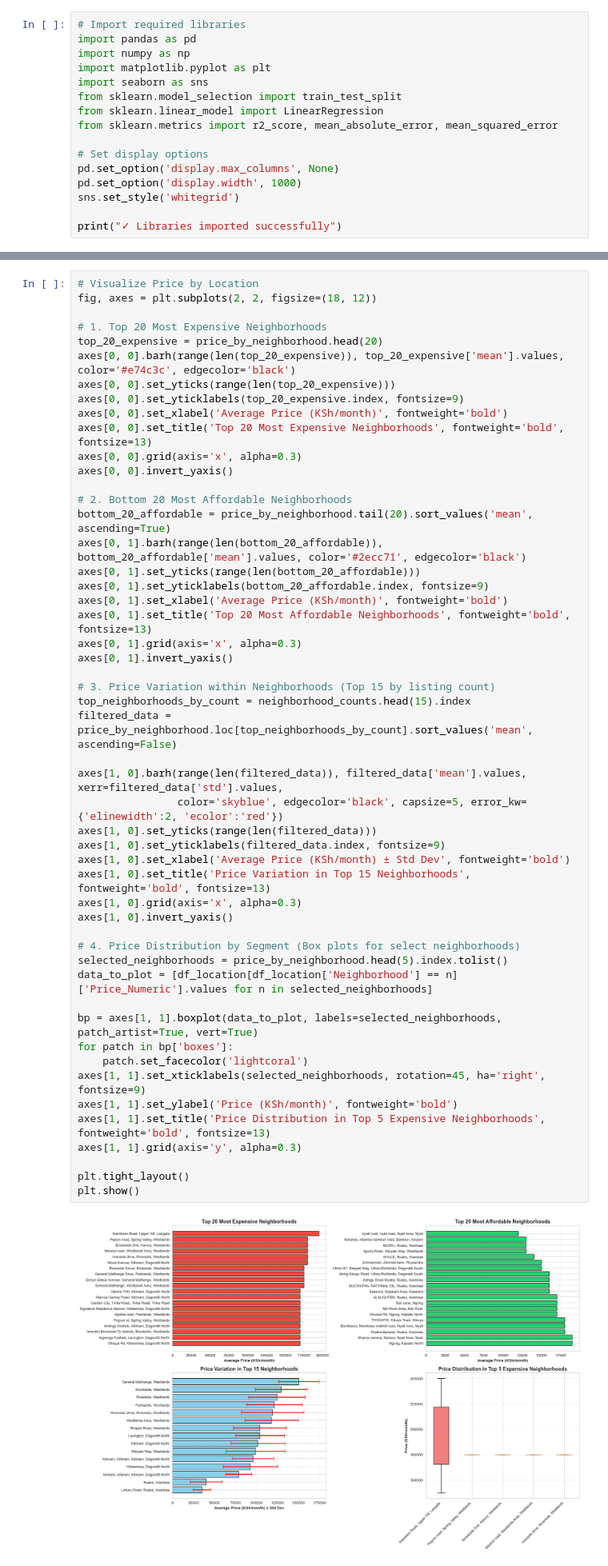
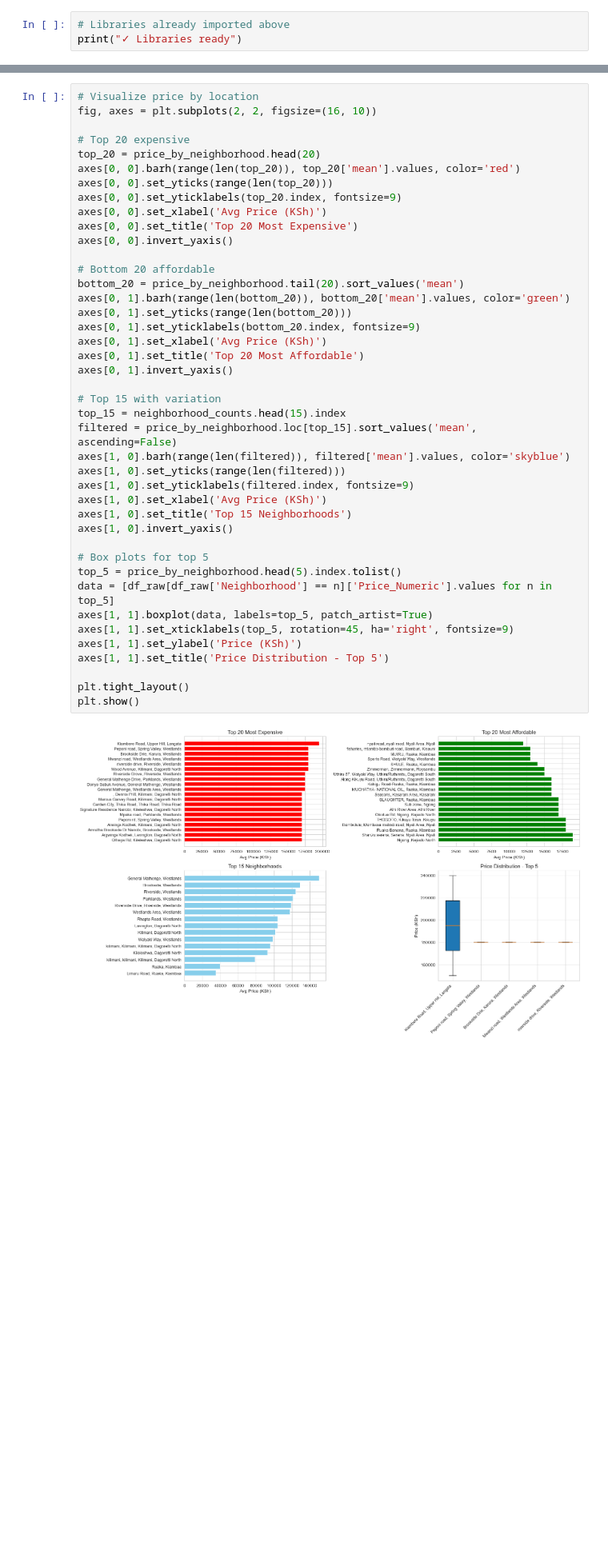
Before and after one commit to marykamithi/nairobi-housing-price-prediction, a Jupyter notebook: Project_Housing_Price_Prediction.ipynb, the cells around one changed output, grey strips where cells are left out. Shown at 80% size. Drawn from its saved outputs; the diff is of its cells as text; blank space fills up the shorter version.

```diff
--- a/Project_Housing_Price_Prediction.ipynb
+++ b/Project_Housing_Price_Prediction.ipynb
@@ -580,19 +166,6 @@ count      1848.000000
 
 Let's load and explore the dataset structure.
 # %%
-# Import required libraries
-import pandas as pd
-import numpy as np
-import matplotlib.pyplot as plt
-import seaborn as sns
-from sklearn.model_selection import train_test_split
-from sklearn.linear_model import LinearRegression
-from sklearn.metrics import r2_score, mean_absolute_error, mean_squared_error
-
-# Set display options
-pd.set_option('display.max_columns', None)
-pd.set_option('display.width', 1000)
-sns.set_style('whitegrid')
-
-print("✓ Libraries imported successfully")
+# Libraries already imported above
+print("✓ Libraries ready")
 # %% [output]
@@ -1333,56 +554,47 @@ PRICE vs LOCATION RELATIONSHIP ANALYSIS
 # %%
-# Visualize Price by Location
-fig, axes = plt.subplots(2, 2, figsize=(18, 12))
+# Visualize price by location
+fig, axes = plt.subplots(2, 2, figsize=(16, 10))
 
-# 1. Top 20 Most Expensive Neighborhoods
-top_20_expensive = price_by_neighborhood.head(20)
-axes[0, 0].barh(range(len(top_20_expensive)), top_20_expensive['mean'].values, color='#e74c3c', edgecolor='black')
-axes[0, 0].set_yticks(range(len(top_20_expensive)))
-axes[0, 0].set_yticklabels(top_20_expensive.index, fontsize=9)
-axes[0, 0].set_xlabel('Average Price (KSh/month)', fontweight='bold')
-axes[0, 0].set_title('Top 20 Most Expensive Neighborhoods', fontweight='bold', fontsize=13)
-axes[0, 0].grid(axis='x', alpha=0.3)
+# Top 20 expensive
+top_20 = price_by_neighborhood.head(20)
+axes[0, 0].barh(range(len(top_20)), top_20['mean'].values, color='red')
+axes[0, 0].set_yticks(range(len(top_20)))
+axes[0, 0].set_yticklabels(top_20.index, fontsize=9)
+axes[0, 0].set_xlabel('Avg Price (KSh)')
+axes[0, 0].set_title('Top 20 Most Expensive')
 axes[0, 0].invert_yaxis()
 
-# 2. Bottom 20 Most Affordable Neighborhoods
-bottom_20_affordable = price_by_neighborhood.tail(20).sort_values('mean', ascending=True)
-axes[0, 1].barh(range(len(bottom_20_affordable)), bottom_20_affordable['mean'].values, color='#2ecc71', edgecolor='black')
-axes[0, 1].set_yticks(range(len(bottom_20_affordable)))
-axes[0, 1].set_yticklabels(bottom_20_affordable.index, fontsize=9)
-axes[0, 1].set_xlabel('Average Price (KSh/month)', fontweight='bold')
-axes[0, 1].set_title('Top 20 Most Affordable Neighborhoods', fontweight='bold', fontsize=13)
-axes[0, 1].grid(axis='x', alpha=0.3)
+# Bottom 20 affordable
+bottom_20 = price_by_neighborhood.tail(20).sort_values('mean')
+axes[0, 1].barh(range(len(bottom_20)), bottom_20['mean'].values, color='green')
+axes[0, 1].set_yticks(range(len(bottom_20)))
+axes[0, 1].set_yticklabels(bottom_20.index, fontsize=9)
+axes[0, 1].set_xlabel('Avg Price (KSh)')
+axes[0, 1].set_title('Top 20 Most Affordable')
 axes[0, 1].invert_yaxis()
 
-# 3. Price Variation within Neighborhoods (Top 15 by listing count)
-top_neighborhoods_by_count = neighborhood_counts.head(15).index
-filtered_data = price_by_neighborhood.loc[top_neighborhoods_by_count].sort_values('mean', ascending=False)
-
-axes[1, 0].barh(range(len(filtered_data)), filtered_data['mean'].values, xerr=filtered_data['std'].values,
-                color='skyblue', edgecolor='black', capsize=5, error_kw={'elinewidth':2, 'ecolor':'red'})
-axes[1, 0].set_yticks(range(len(filtered_data)))
-axes[1, 0].set_yticklabels(filtered_data.index, fontsize=9)
-axes[1, 0].set_xlabel('Average Price (KSh/month) ± Std Dev', fontweight='bold')
-axes[1, 0].set_title('Price Variation in Top 15 Neighborhoods', fontweight='bold', fontsize=13)
-axes[1, 0].grid(axis='x', alpha=0.3)
+# Top 15 with variation
+top_15 = neighborhood_counts.head(15).index
+filtered = price_by_neighborhood.loc[top_15].sort_values('mean', ascending=False)
+axes[1, 0].barh(range(len(filtered)), filtered['mean'].values, color='skyblue')
+axes[1, 0].set_yticks(range(len(filtered)))
+axes[1, 0].set_yticklabels(filtered.index, fontsize=9)
+axes[1, 0].set_xlabel('Avg Price (KSh)')
+axes[1, 0].set_title('Top 15 Neighborhoods')
 axes[1, 0].invert_yaxis()
 
-# 4. Price Distribution by Segment (Box plots for select neighborhoods)
-selected_neighborhoods = price_by_neighborhood.head(5).index.tolist()
-data_to_plot = [df_location[df_location['Neighborhood'] == n]['Price_Numeric'].values for n in selected_neighborhoods]
-
-bp = axes[1, 1].boxplot(data_to_plot, labels=selected_neighborhoods, patch_artist=True, vert=True)
-for patch in bp['boxes']:
-    patch.set_facecolor('lightcoral')
-axes[1, 1].set_xticklabels(selected_neighborhoods, rotation=45, ha='right', fontsize=9)
-axes[1, 1].set_ylabel('Price (KSh/month)', fontweight='bold')
-axes[1, 1].set_title('Price Distribution in Top 5 Expensive Neighborhoods', fontweight='bold', fontsize=13)
-axes[1, 1].grid(axis='y', alpha=0.3)
+# Box plots for top 5
+top_5 = price_by_neighborhood.head(5).index.tolist()
+data = [df_raw[df_raw['Neighborhood'] == n]['Price_Numeric'].values for n in top_5]
+axes[1, 1].boxplot(data, labels=top_5, patch_artist=True)
+axes[1, 1].set_xticklabels(top_5, rotation=45, ha='right', fontsize=9)
+axes[1, 1].set_ylabel('Price (KSh)')
+axes[1, 1].set_title('Price Distribution - Top 5')
 
 plt.tight_layout()
 plt.show()
 # %% [output]
-[figure, old version]
+[figure, new version]
 # %% [markdown]
 ### 3.3 Key Insights from EDA - "Aha!" Moments
 # %%
```
Also changed, not shown: parts of 21 cells of this notebook.
